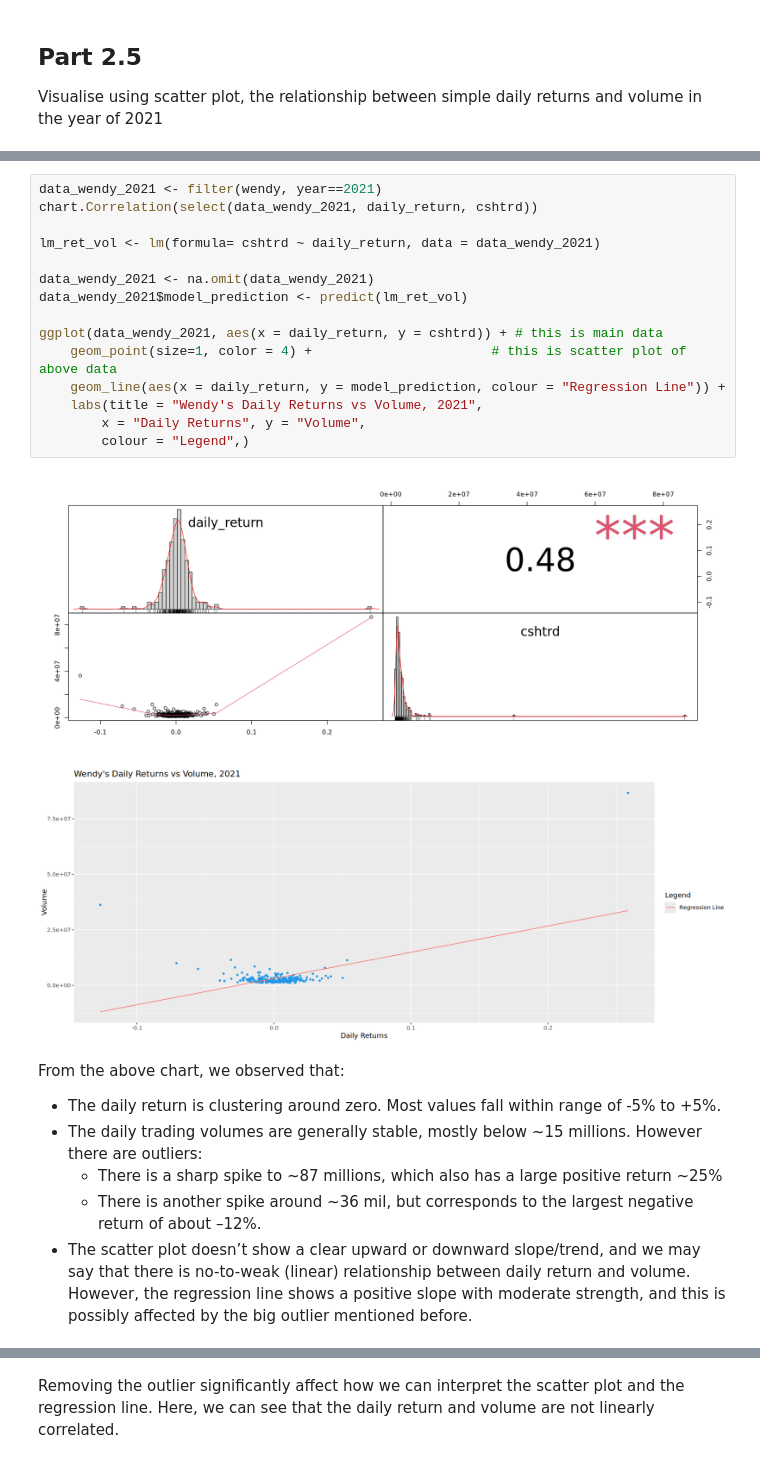
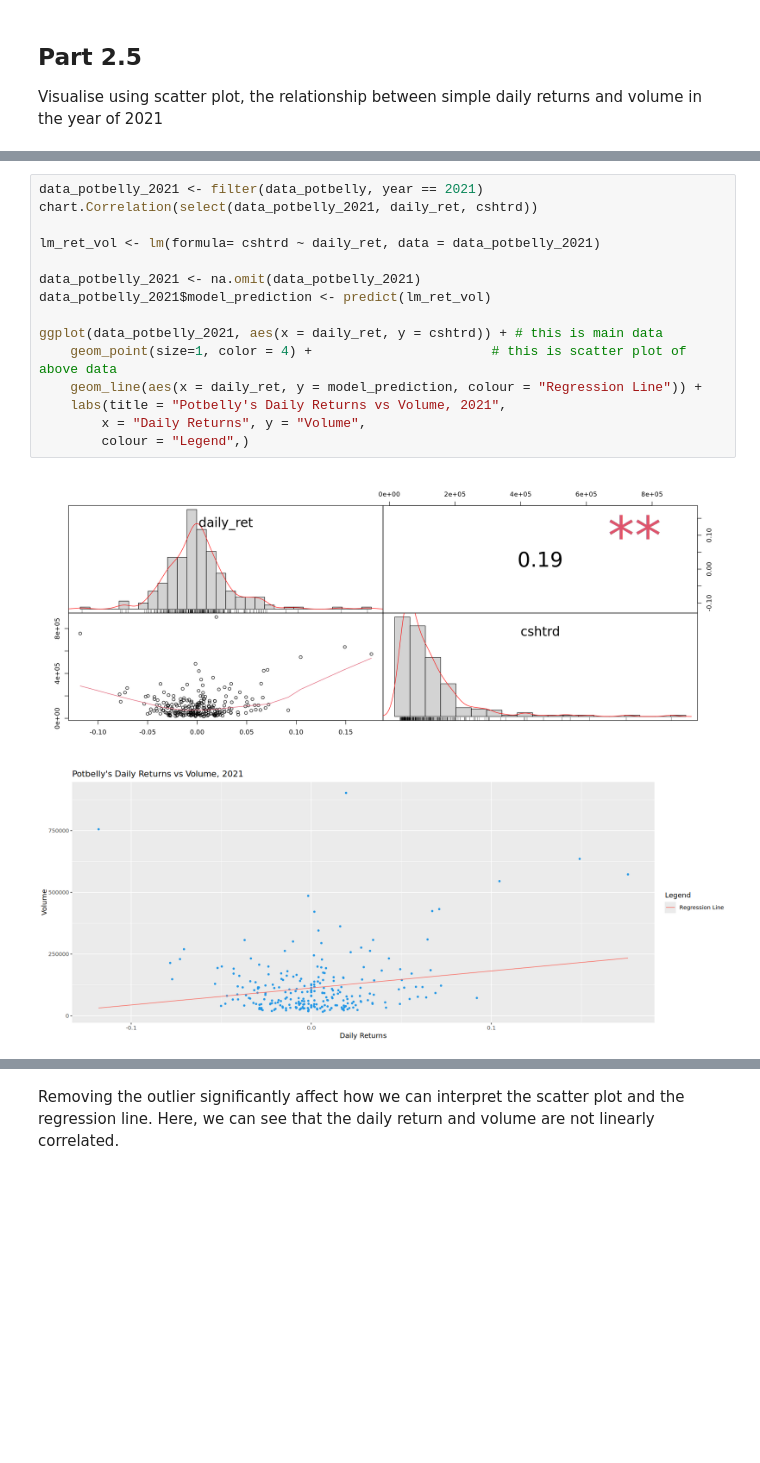
Before and after one commit to LiamHoogstad/Apps_R_HW1, a Jupyter notebook: MAIN_FILE.ipynb, the cells around one changed output, grey strips where cells are left out. Drawn from its saved outputs; the diff is of its cells as text; blank space fills up the shorter version.

```diff
--- a/MAIN_FILE.ipynb
+++ b/MAIN_FILE.ipynb
@@ -714,25 +716,18 @@ For this part, we are going to analyse Wendy's because it has the highest mean d
-# %%
-data_wendy_2021 <- filter(wendy, year==2021)
-chart.Correlation(select(data_wendy_2021, daily_return, cshtrd))
-
-lm_ret_vol <- lm(formula= cshtrd ~ daily_return, data = data_wendy_2021)
-
-data_wendy_2021 <- na.omit(data_wendy_2021)
-data_wendy_2021$model_prediction <- predict(lm_ret_vol)
-
-ggplot(data_wendy_2021, aes(x = daily_return, y = cshtrd)) + # this is main data
-    geom_point(size=1, color = 4) +                       # this is scatter plot of above data
-    geom_line(aes(x = daily_return, y = model_prediction, colour = "Regression Line")) +
-    labs(title = "Wendy's Daily Returns vs Volume, 2021",
-        x = "Daily Returns", y = "Volume",
-        colour = "Legend",)
-# %% [output]
-[figure, removed]
-[figure, removed]
-# %% [markdown]
-From the above chart, we observed that:
-- The daily return is clustering around zero. Most values fall within range of -5% to +5%.
-- The daily trading volumes are generally stable, mostly below ~15 millions. However there are outliers:
-    - There is a sharp spike to ~87 millions, which also has a large positive return ~25%
-    - There is another spike around ~36 mil, but corresponds to the largest negative return of about –12%.
-- The scatter plot doesn’t show a clear upward or downward slope/trend, and we may say that there is no-to-weak (linear) relationship between daily return and volume. However, the regression line shows a positive slope with moderate strength, and this is possibly affected by the big outlier mentioned before.
+# %%
+data_potbelly_2021 <- filter(data_potbelly, year == 2021)
+chart.Correlation(select(data_potbelly_2021, daily_ret, cshtrd))
+
+lm_ret_vol <- lm(formula= cshtrd ~ daily_ret, data = data_potbelly_2021)
+
+data_potbelly_2021 <- na.omit(data_potbelly_2021)
+data_potbelly_2021$model_prediction <- predict(lm_ret_vol)
+
+ggplot(data_potbelly_2021, aes(x = daily_ret, y = cshtrd)) + # this is main data
+    geom_point(size=1, color = 4) +                       # this is scatter plot of above data
+    geom_line(aes(x = daily_ret, y = model_prediction, colour = "Regression Line")) +
+    labs(title = "Potbelly's Daily Returns vs Volume, 2021",
+        x = "Daily Returns", y = "Volume",
+        colour = "Legend",)
+# %% [output]
+[figure, added]
+[figure, added]
```
Also changed, not shown: parts of 9 cells of this notebook.
